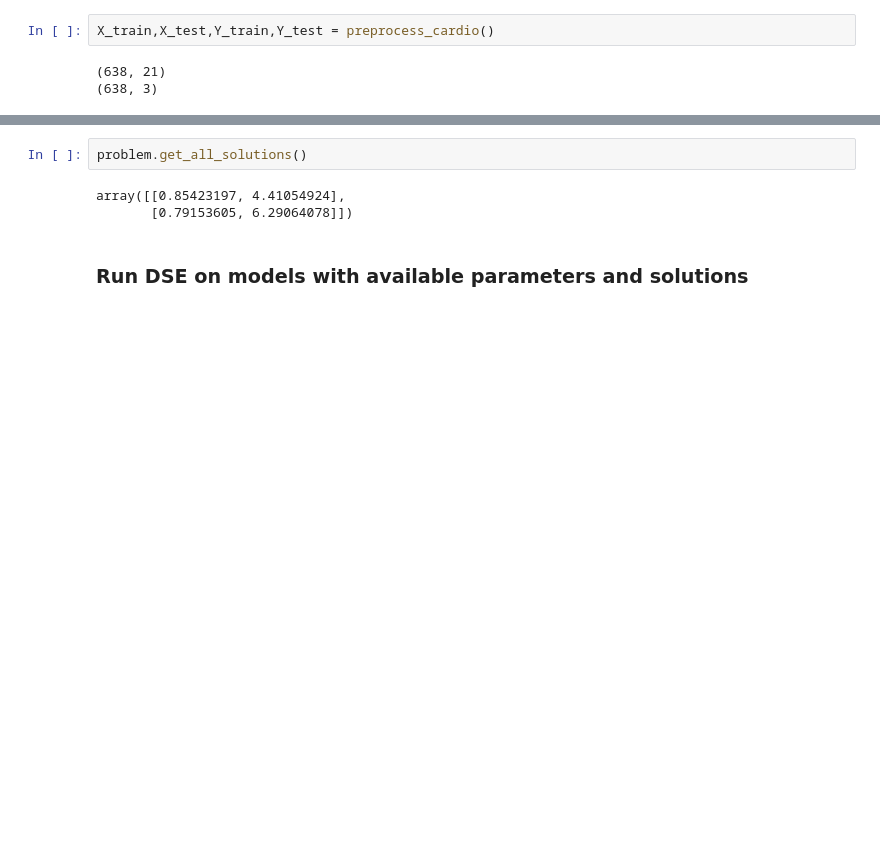
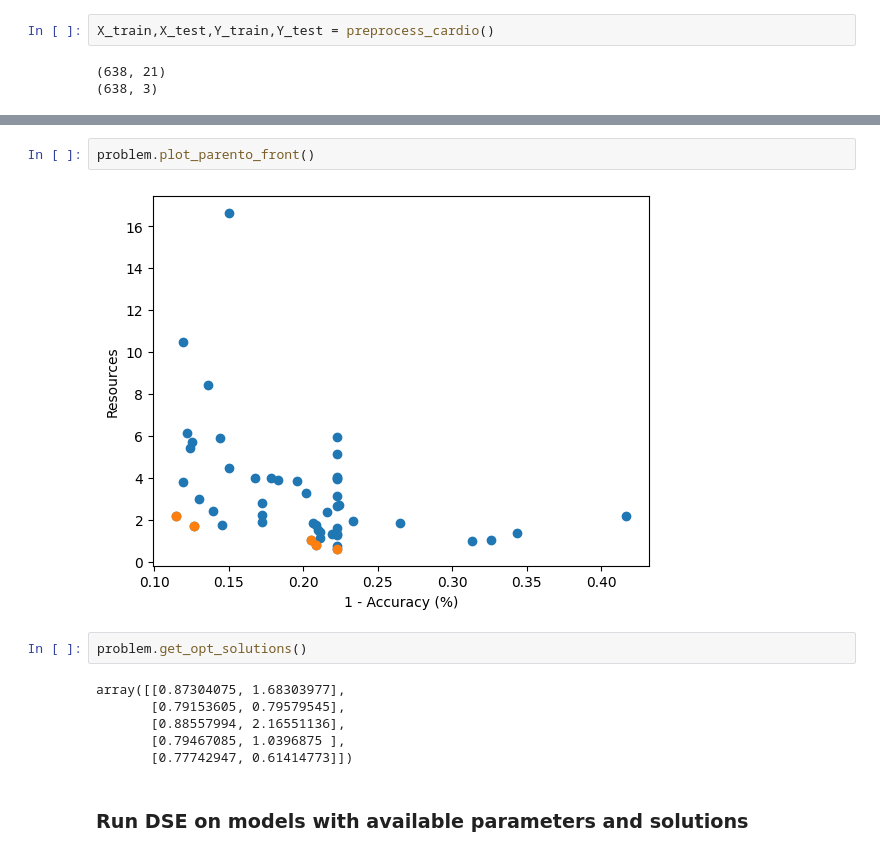
Before and after one commit to dimitrism1/Design-Space-Exploration-MLPs, a Jupyter notebook: src/Algorithm.ipynb, the cells around one changed output, grey strips where cells are left out. Drawn from its saved outputs; the diff is of its cells as text; blank space fills up the shorter version.

```diff
--- a/src/Algorithm.ipynb
+++ b/src/Algorithm.ipynb
@@ -210,8 +215,15 @@ Done
+# %%
+problem.plot_parento_front()
+# %% [output]
+[figure, added]
 # %%
-problem.get_all_solutions()
+problem.get_opt_solutions()
 # %% [output]
-array([[0.85423197, 4.41054924],
-       [0.79153605, 6.29064078]])
+array([[0.87304075, 1.68303977],
+       [0.79153605, 0.79579545],
+       [0.88557994, 2.16551136],
+       [0.79467085, 1.0396875 ],
+       [0.77742947, 0.61414773]])
 # %% [markdown]
 ### Run DSE on models with available parameters and solutions
 # %%
```
Also changed, not shown: parts of 12 cells of this notebook, 1 other file.
